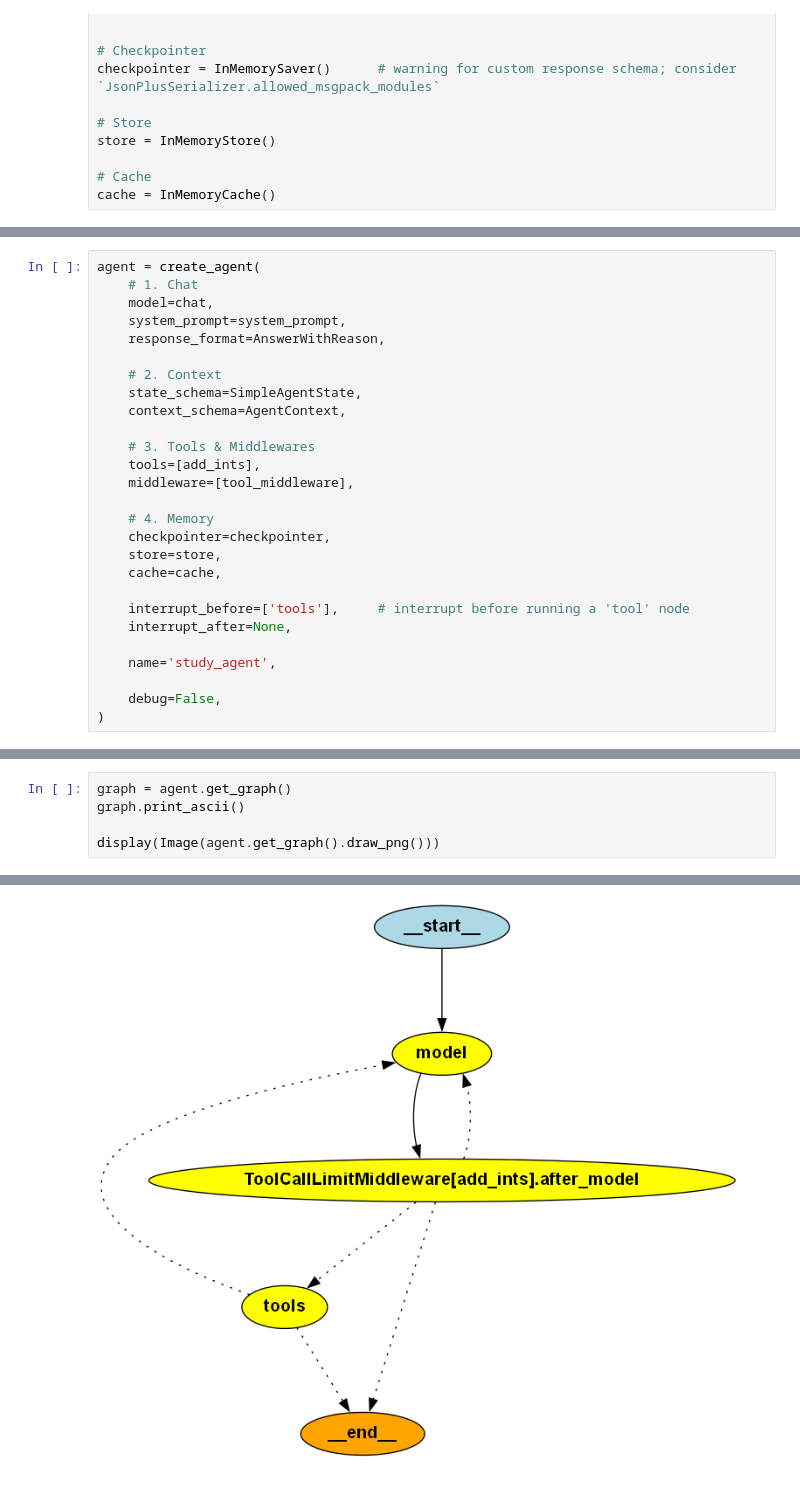
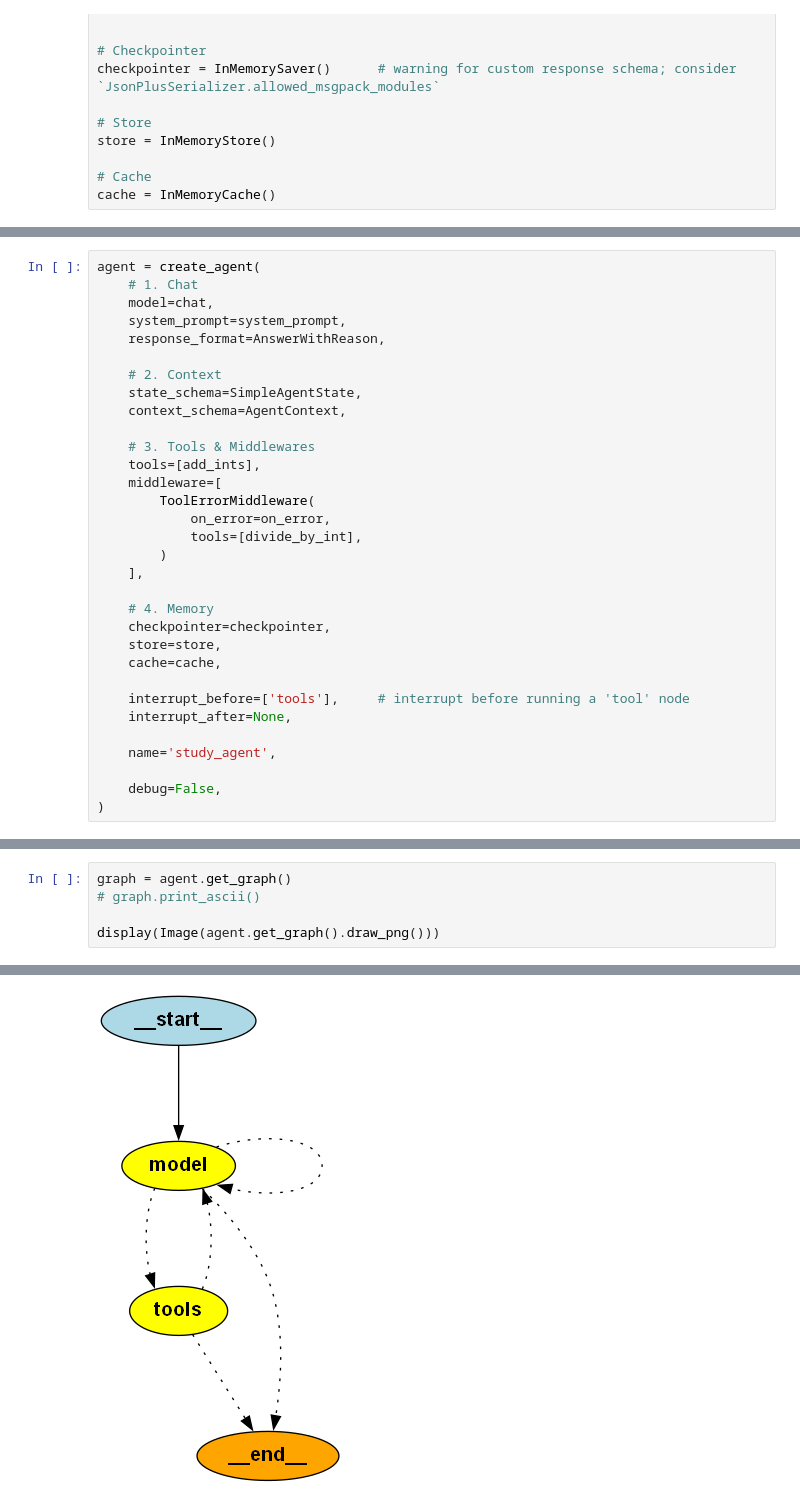
Before and after one commit to aruwad-library/ai-summary, a Jupyter notebook: 6_Agent/2_Agent.ipynb, the cells around one changed output, grey strips where cells are left out. Cells and saved outputs as stored; diff of their text form.

Commit message:
[Agent] Agent - A thorough revision based on the official API reference, e.g. middleware

```diff
--- a/6_Agent/2_Agent.ipynb
+++ b/6_Agent/2_Agent.ipynb
@@ -141,7 +906,12 @@ agent = create_agent(
 
     # 3. Tools & Middlewares
     tools=[add_ints],
-    middleware=[tool_middleware],
+    middleware=[
+        ToolErrorMiddleware(
+            on_error=on_error,
+            tools=[divide_by_int],
+        )
+    ],
 
     # 4. Memory
     checkpointer=checkpointer,
@@ -204,6 +974,6 @@ content='The sum of 1 and 2 is 3.' additional_kwargs={'reasoning_content': 'Okay
 # %%
 graph = agent.get_graph()
-graph.print_ascii()
+# graph.print_ascii()
 
 display(Image(agent.get_graph().draw_png()))
 # %% [output]
@@ -227 +980 @@ display(Image(agent.get_graph().draw_png()))
-[figure, old version]
+[figure, new version]
```
Also changed, not shown: parts of 63 cells of this notebook, 2 other files.
